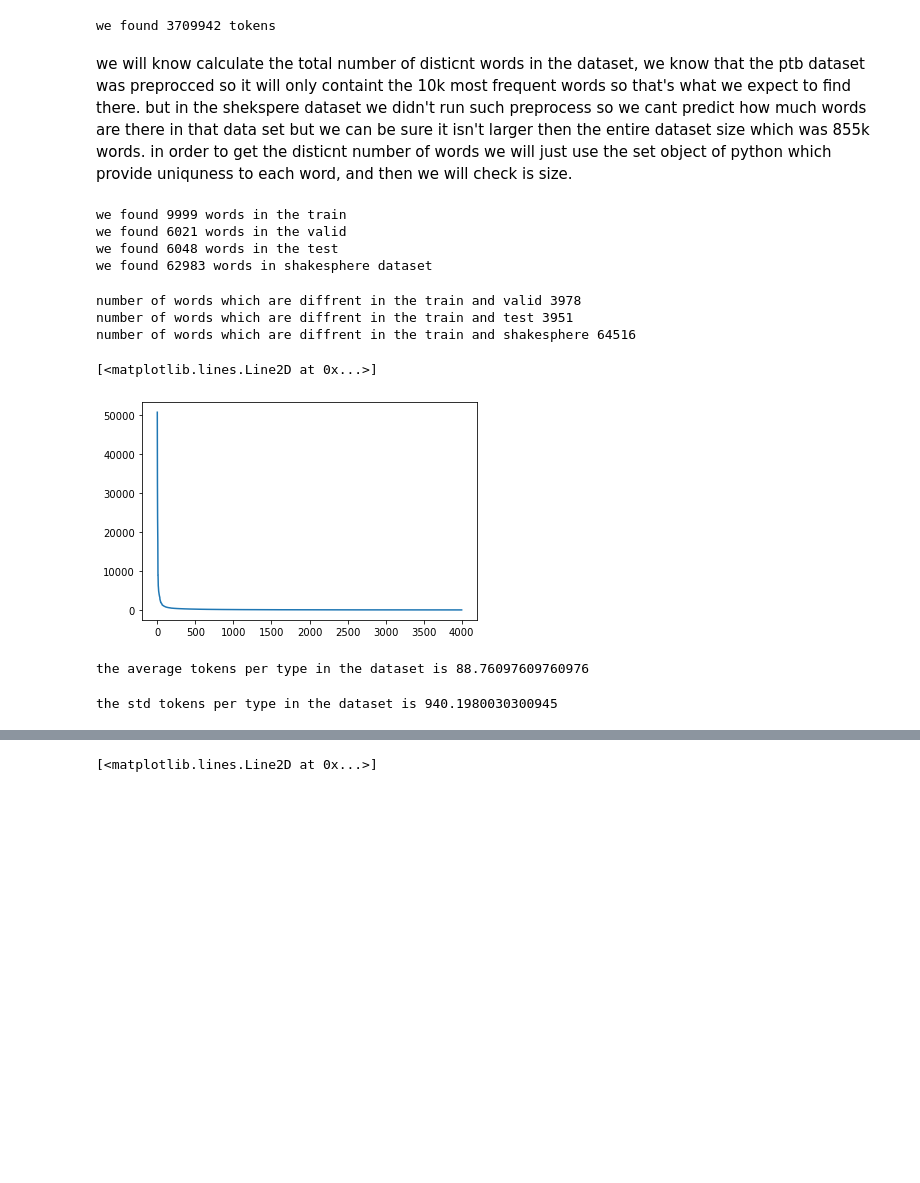
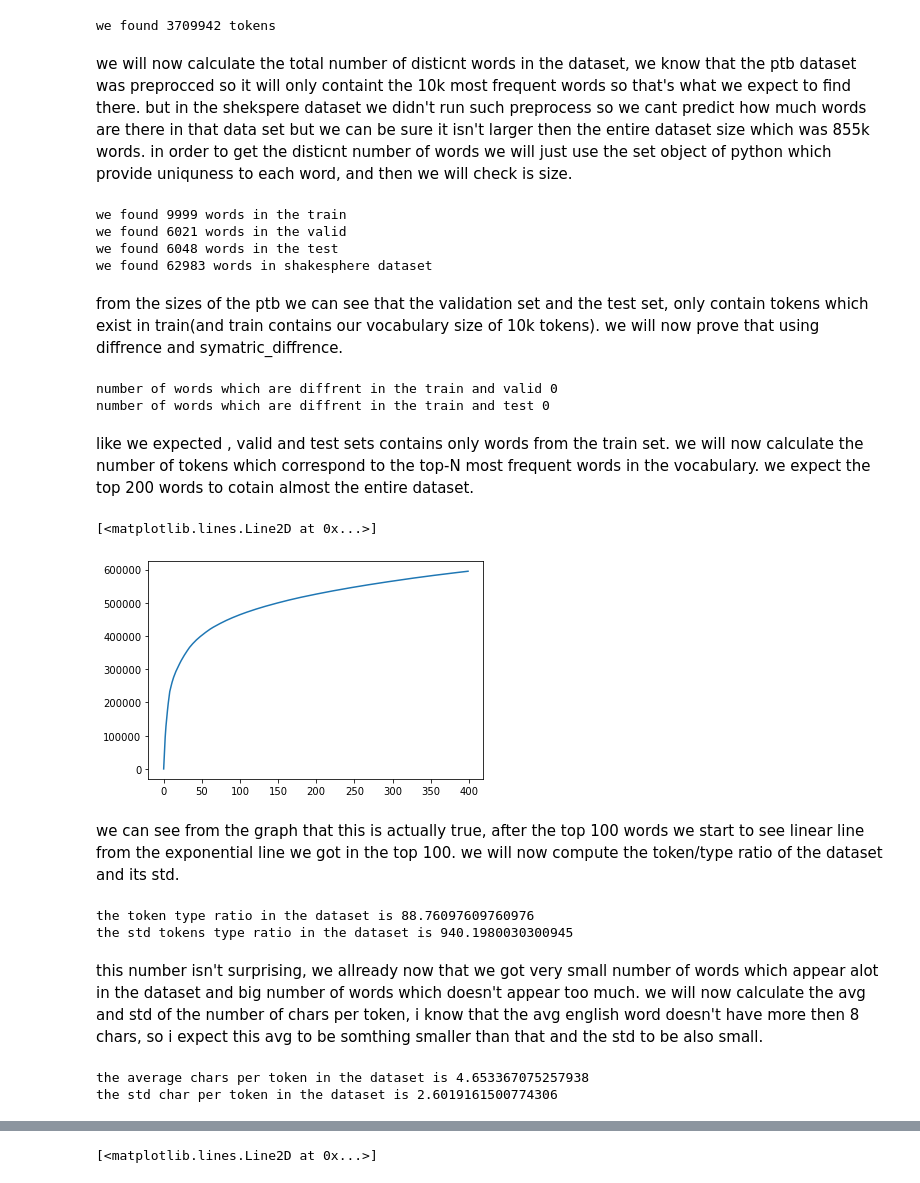
Before and after one commit to danikv/NLPEx1, a Jupyter notebook: code/NLP21HW1.ipynb, the cells around one changed output, grey strips where cells are left out. Cells and saved outputs as stored; diff of their text form; code cells hidden in the pictures; blank space fills up the shorter version.

```diff
--- a/code/NLP21HW1.ipynb
+++ b/code/NLP21HW1.ipynb
@@ -178,7 +182,7 @@ print("we found {num} tokens".format(num=len(shake_char_tokens)))
 # %% [output]
 we found 3709942 tokens
 # %% [markdown]
-we will know calculate the total number of disticnt words in the dataset, we know that the ptb dataset was preprocced so it will only containt the 10k most frequent words so that's what we expect to find there.
+we will now calculate the total number of disticnt words in the dataset, we know that the ptb dataset was preprocced so it will only containt the 10k most frequent words so that's what we expect to find there.
 but in the shekspere dataset we didn't run such preprocess so we cant predict how much words are there in that data set but we can be sure it isn't larger then the entire dataset size which was 855k words.
 in order to get the disticnt number of words we will just use the set object of python which provide uniquness to each word, and then we will check is size.
 # %%
@@ -196,28 +200,43 @@ we found 9999 words in the train
 we found 6021 words in the valid
 we found 6048 words in the test
 we found 62983 words in shakesphere dataset
+# %% [markdown]
+from the sizes of the ptb we can see that the validation set and the test set, only contain tokens which exist in train(and train contains our vocabulary size of 10k tokens). we will now prove that using diffrence and symatric_diffrence.
 # %%
-print('number of words which are diffrent in the train and valid {}'.format(len(disticnt_words_train.symmetric_difference(disticnt_words_valid))))
-print('number of words which are diffrent in the train and test {}'.format(len(disticnt_words_train.symmetric_difference(disticnt_words_test))))
-print('number of words which are diffrent in the train and shakesphere {}'.format(len(disticnt_words_train.symmetric_difference(disticnt_words_shake))))
+print('number of words which are diffrent in the train and valid {}'.format(len(disticnt_words_valid.difference(disticnt_words_train))))
+print('number of words which are diffrent in the train and test {}'.format(len(disticnt_words_test.difference(disticnt_words_train))))
 # %% [output]
-number of words which are diffrent in the train and valid 3978
-number of words which are diffrent in the train and test 3951
-number of words which are diffrent in the train and shakesphere 64516
+number of words which are diffrent in the train and valid 0
+number of words which are diffrent in the train and test 0
+# %% [markdown]
+like we expected , valid and test sets contains only words from the train set. we will now calculate the number of tokens which correspond to the top-N most frequent words in the vocabulary. we expect the top 200 words to cotain almost the entire dataset.
 # %%
 import collections
 most_frequent_words = collections.Counter(train_tokens)
-plt.plot([val for word,val in most_frequent_words.most_common(4000)])
+sum_tokens_most_frequent = []
+for i in range(400):
+    sum_tokens_most_frequent.append(sum([f for v,f in most_frequent_words.most_common(i)]))
+plt.plot(sum_tokens_most_frequent)
 # %% [output]
 [<matplotlib.lines.Line2D at 0x...>]
-[figure, old version]
+[figure, new version]
+# %% [markdown]
+we can see from the graph that this is actually true, after the top 100 words we start to see linear line from the exponential line we got in the top 100. we will now compute the token/type ratio of the dataset and its std.
 # %%
-average_tokens_per_type = sum([freq for freq in most_frequent_words.values()]) / len(most_frequent_words)
-print('the average tokens per type in the dataset is {}'.format(average_tokens_per_type))
+token_type_ratio = sum([freq for freq in most_frequent_words.values()]) / len(most_frequent_words)
+print('the token type ratio in the dataset is {}'.format(token_type_ratio))
+std_token_type_ration = np.std([freq for freq in most_frequent_words.values()])
+print('the std tokens type ratio in the dataset is {}'.format(std_token_type_ration))
 # %% [output]
-the average tokens per type in the dataset is 88.76097609760976
+the token type ratio in the dataset is 88.76097609760976
+the std tokens type ratio in the dataset is 940.1980030300945
-# %%
-std_token_per_type = np.std([freq for freq in most_frequent_words.values()])
-print('the std tokens per type in the dataset is {}'.format(std_token_per_type))
-# %% [output]
-the std tokens per type in the dataset is 940.1980030300945
+# %% [markdown]
+this number isn't surprising, we allready now that we got very small number of words which appear alot in the dataset and big number of words which doesn't appear too much. we will now calculate the avg and std of the number of chars per token, i know that the avg english word doesn't have more then 8 chars, so i expect this avg to be somthing smaller than that and the std to be also small.
+# %%
+avg_chars_per_token = len(train_char_tokens) / len(train_tokens)
+std_chars_per_token = np.std([len(token) for token in train_tokens])
+print('the average chars per token in the dataset is {}'.format(avg_chars_per_token))
+print('the std char per token in the dataset is {}'.format(std_chars_per_token))
+# %% [output]
+the average chars per token in the dataset is 4.653367075257938
+the std char per token in the dataset is 2.6019161500774306
```
Also changed, not shown: parts of 61 cells of this notebook.
